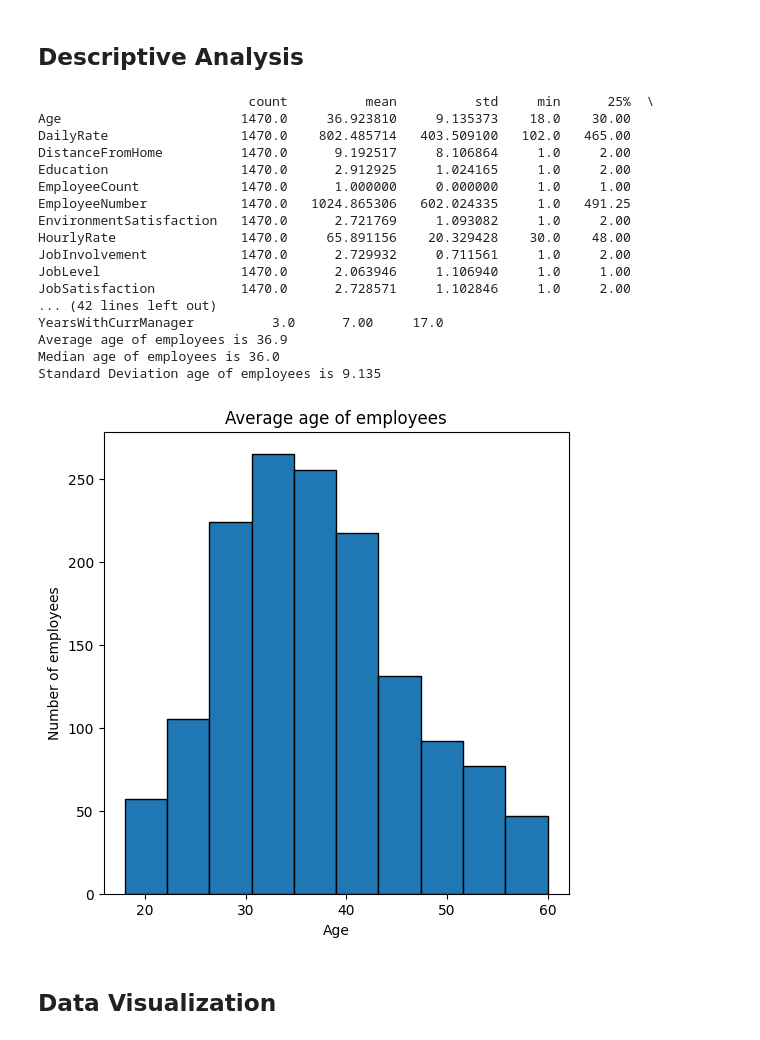
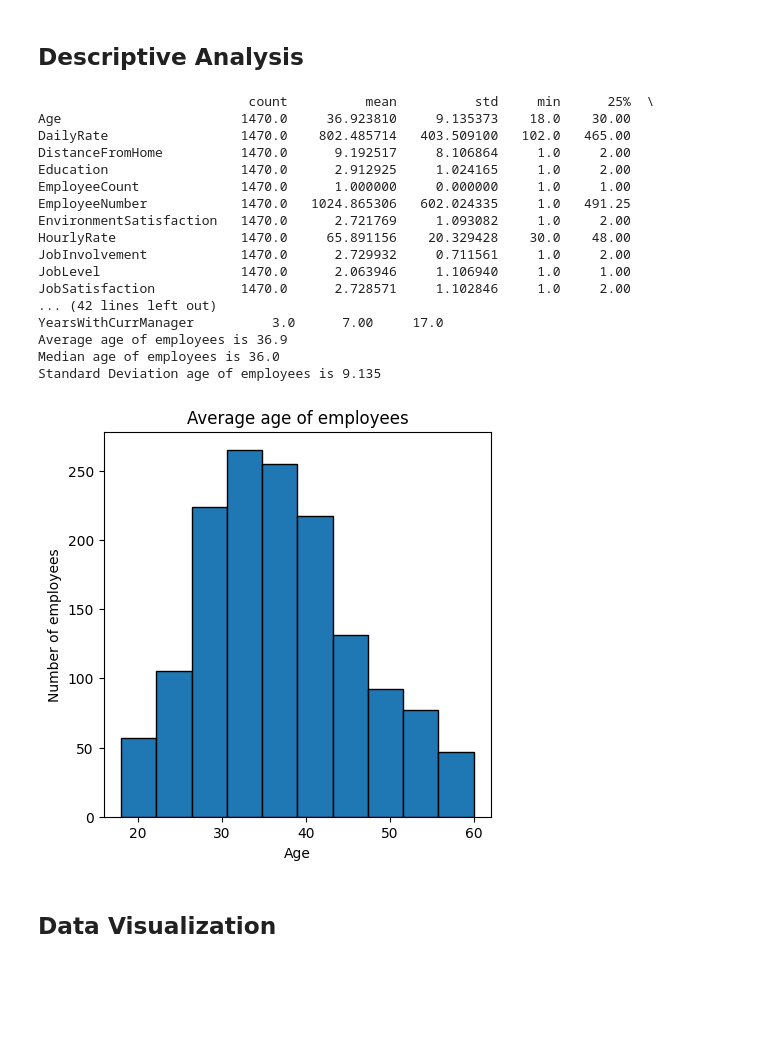
Before and after one commit to ISL-0111/Mini_PJT_9_Clound_Hosted_Notebook_Data_Manipulation_ISL, a Jupyter notebook: main_colab.ipynb, the cells around one changed output. Drawn from its saved outputs; the diff is of its cells as text; code cells hidden in the pictures; blank space fills up the shorter version.

```diff
--- a/main_colab.ipynb
+++ b/main_colab.ipynb
@@ -34,16 +32,14 @@ def calculate_age_statistics(df):
     age_std = df["Age"].std()
     return age_mean, age_median, age_std
 
-
 # Plot histogram for Age
 def plot_age_histogram(df):
-    plt.figure(figsize=(6, 6))
+    plt.figure(figsize=(5, 5))
     plt.hist(df["Age"], bins=10, edgecolor="black")
     plt.title("Average age of employees")
     plt.xlabel("Age")
     plt.ylabel("Number of employees")
     plt.show()
-
 
 # Print age statistics
 def print_age_statistics(age_mean, age_median, age_std):
@@ -51,37 +47,36 @@ def print_age_statistics(age_mean, age_median, age_std):
     print(f"Median age of employees is {round(age_median, 1)}")
     # Limit the precision of age_std to avoid precision mismatch issues
     print(f"Standard Deviation age of employees is {round(age_std, 3)}")
-
 
 # Main function to execute
 if __name__ == "__main__":
     explore_data(ppl)
 
     # Calculate and print age statistics
     age_mean, age_median, age_std = calculate_age_statistics(ppl)
     print_age_statistics(age_mean, age_median, age_std)
 
     # Plot histogram for Age
     plot_age_histogram(ppl)
 # %% [output]
                            count          mean          std     min      25%  \
 Age                       1470.0     36.923810     9.135373    18.0    30.00
 DailyRate                 1470.0    802.485714   403.509100   102.0   465.00
 DistanceFromHome          1470.0      9.192517     8.106864     1.0     2.00
 Education                 1470.0      2.912925     1.024165     1.0     2.00
 EmployeeCount             1470.0      1.000000     0.000000     1.0     1.00
 EmployeeNumber            1470.0   1024.865306   602.024335     1.0   491.25
 EnvironmentSatisfaction   1470.0      2.721769     1.093082     1.0     2.00
 HourlyRate                1470.0     65.891156    20.329428    30.0    48.00
 JobInvolvement            1470.0      2.729932     0.711561     1.0     2.00
 JobLevel                  1470.0      2.063946     1.106940     1.0     1.00
 JobSatisfaction           1470.0      2.728571     1.102846     1.0     2.00
 ... (42 lines left out)
 YearsWithCurrManager          3.0      7.00     17.0
 Average age of employees is 36.9
 Median age of employees is 36.0
 Standard Deviation age of employees is 9.135
-[figure, old version]
+[figure, new version]
 # %% [markdown]
 ## Data Visualization
 # %%
```
Also changed, not shown: parts of 4 cells of this notebook.
